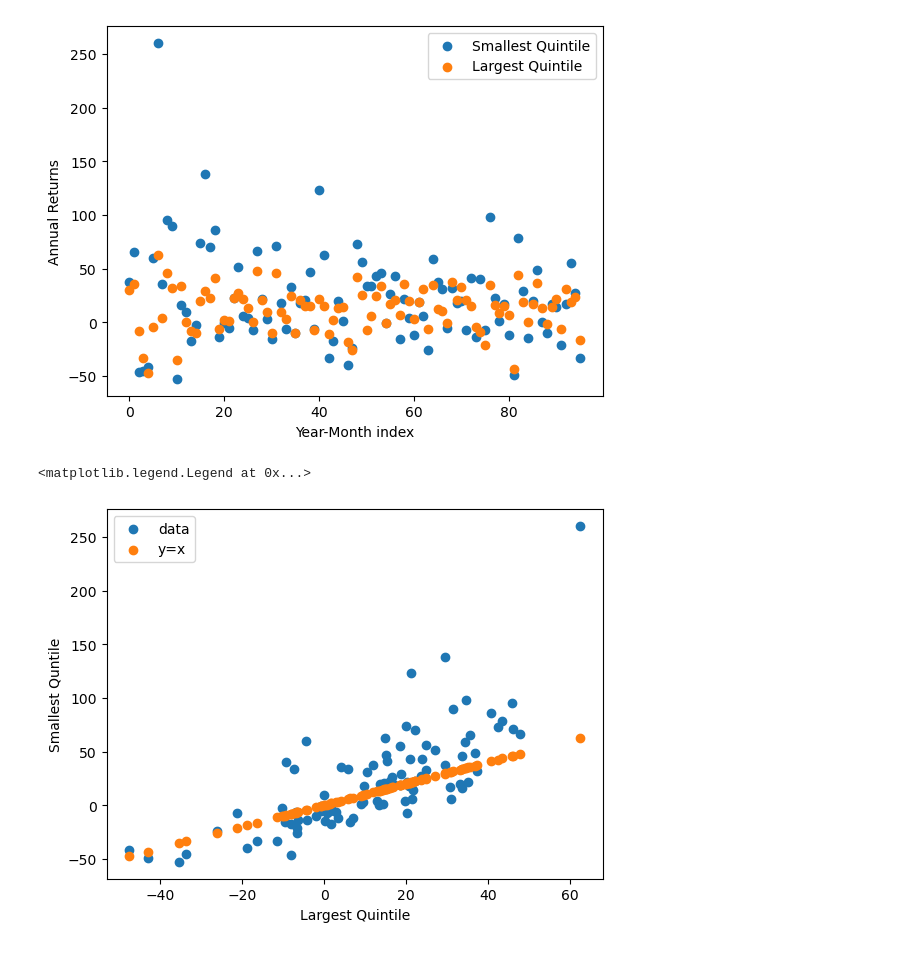
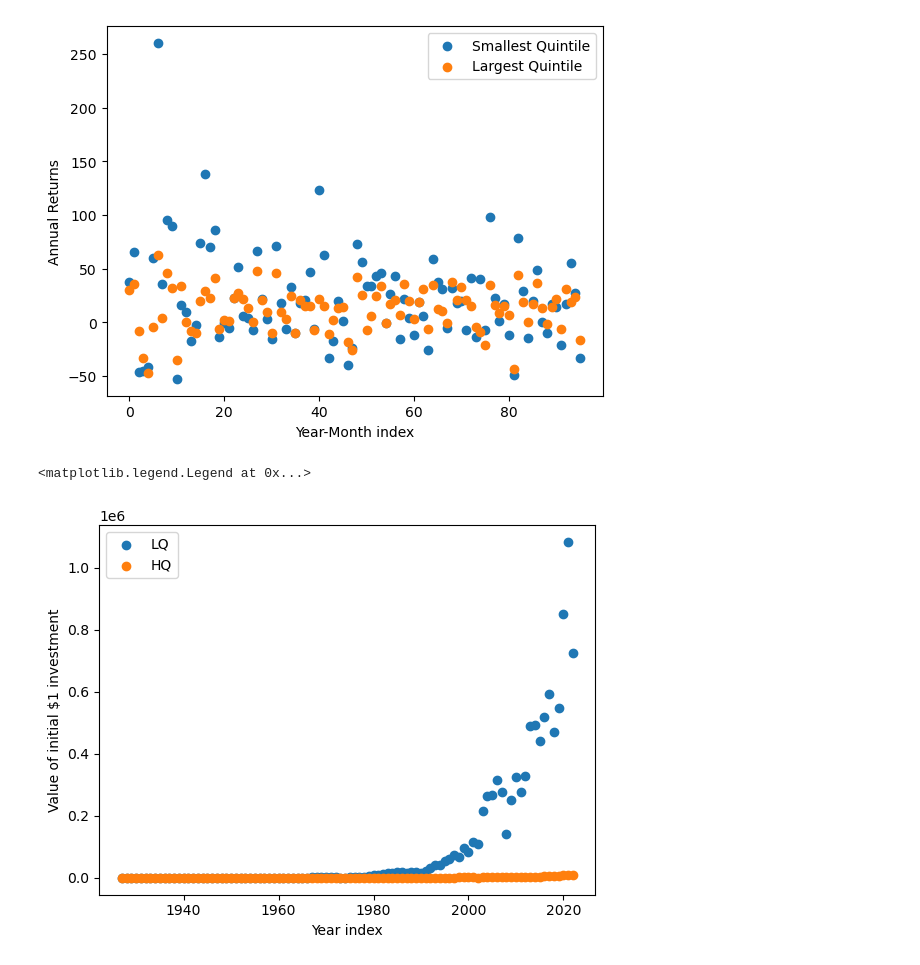
Before and after one commit to ijamil1/factormodels_and_portfolio_optimization, a Jupyter notebook: Size.ipynb, the cells around one changed output. Cells and saved outputs as stored; diff of their text form; code cells hidden in the pictures.

Commit message:
used French-Fama data to explore Betting Against Beta idea and SMB idea

```diff
--- a/Size.ipynb
+++ b/Size.ipynb
@@ -257,0 +247,15 @@ plt.legend()
+# %%
+lq_pv = [1]
+hq_pv = [1]
+
+for el in lq:
+    lq_pv.append(lq_pv[-1]*(1+(el/100)))
+
+for el in hq:
+    hq_pv.append(hq_pv[-1]*(1+(el/100)))
+
+plt.scatter(x,lq_pv[1:],label='LQ')
+plt.scatter(x,hq_pv[1:],label='HQ')
+plt.xlabel('Year index')
+plt.ylabel('Value of initial $1 investment')
+plt.legend()
@@ -284,11 +291,20 @@ plt.legend()
 <matplotlib.legend.Legend at 0x...>
 [figure]
 # %%
-plt.scatter(hq,lq,label='data')
-plt.scatter(hq,hq,label='y=x')
-plt.xlabel('Largest Quintile')
-plt.ylabel('Smallest Quntile')
+lq_pv = [1]
+hq_pv = [1]
+
+for el in lq:
+    lq_pv.append(lq_pv[-1]*(1+(el/100)))
+
+for el in hq:
+    hq_pv.append(hq_pv[-1]*(1+(el/100)))
+
+plt.scatter(x,lq_pv[1:],label='LQ')
+plt.scatter(x,hq_pv[1:],label='HQ')
+plt.xlabel('Year index')
+plt.ylabel('Value of initial $1 investment')
 plt.legend()
 # %% [output]
 <matplotlib.legend.Legend at 0x...>
-[figure, old version]
+[figure, new version]
```
Also changed, not shown: parts of 19 cells of this notebook, 1 other file.
